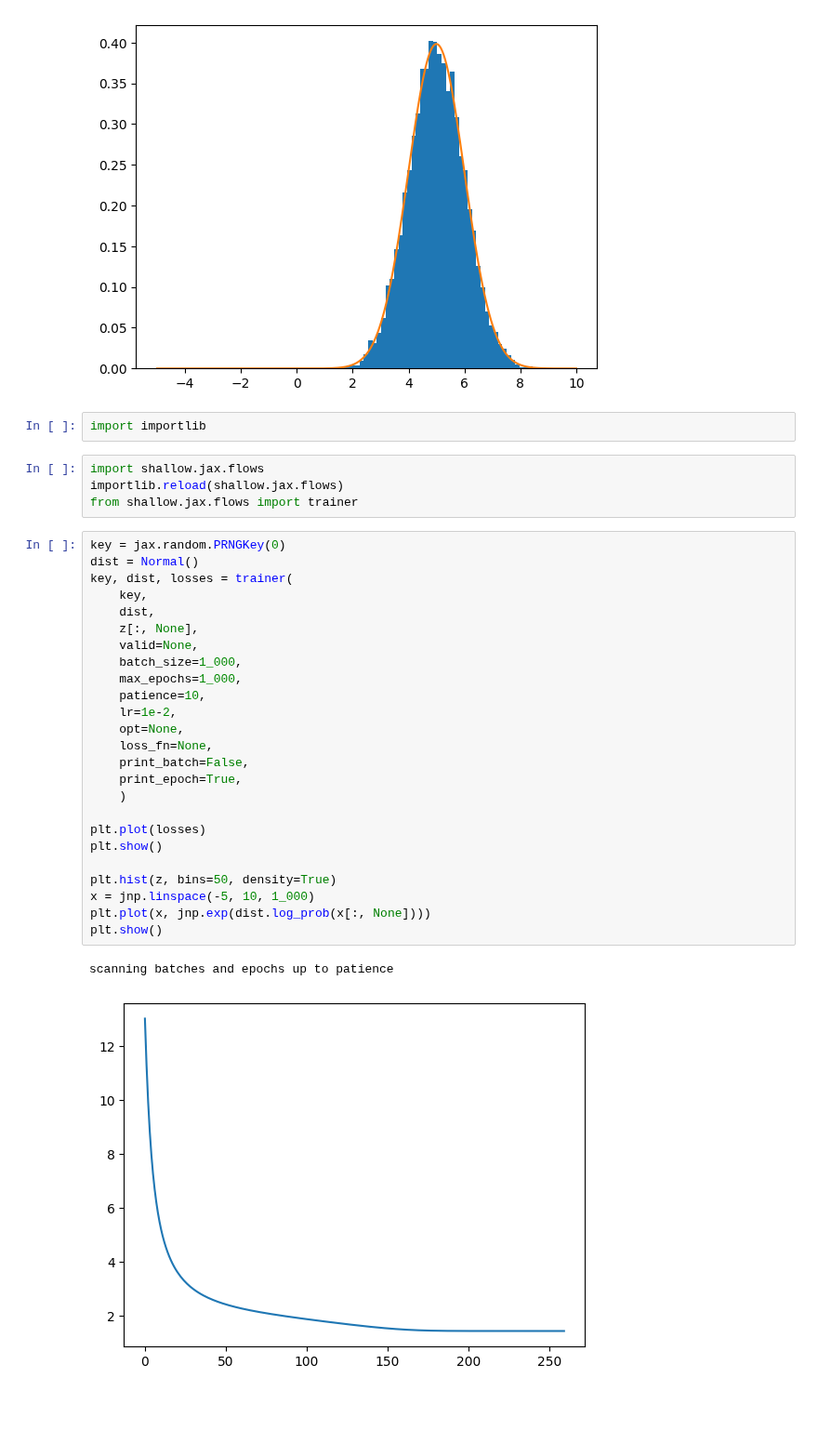
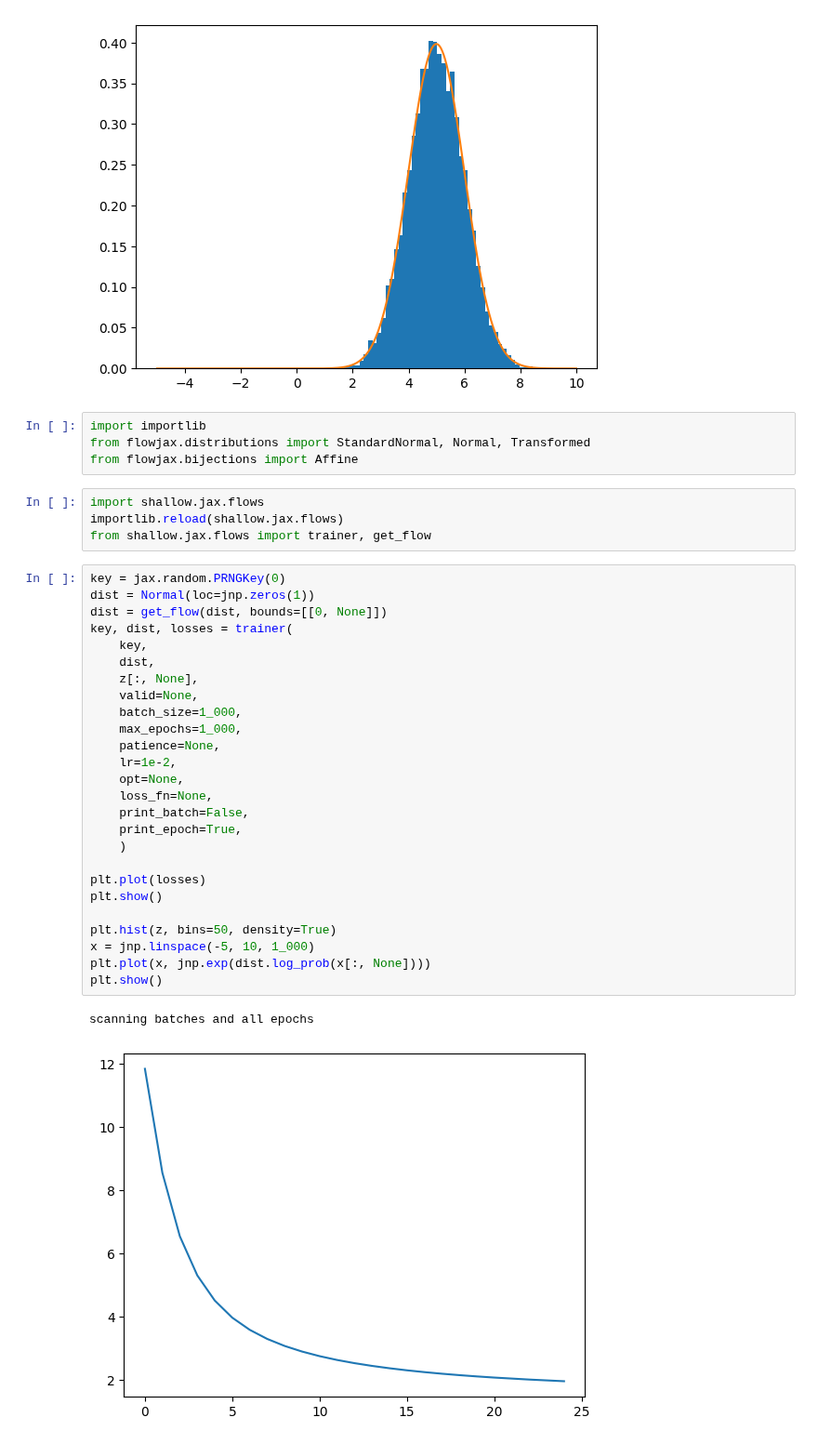
Before and after one commit to mdmould/shallow, a Jupyter notebook: shallow/jax/jit_loops.ipynb, the cells around one changed output. Shown at 93% size. Cells and saved outputs as stored; diff of their text form; blank space fills up the shorter version.

```diff
--- a/shallow/jax/jit_loops.ipynb
+++ b/shallow/jax/jit_loops.ipynb
@@ -557,35 +557,38 @@ plt.show()
 [figure]
 # %%
 import importlib
+from flowjax.distributions import StandardNormal, Normal, Transformed
+from flowjax.bijections import Affine
 # %%
 import shallow.jax.flows
 importlib.reload(shallow.jax.flows)
-from shallow.jax.flows import trainer
+from shallow.jax.flows import trainer, get_flow
 # %%
 key = jax.random.PRNGKey(0)
-dist = Normal()
+dist = Normal(loc=jnp.zeros(1))
+dist = get_flow(dist, bounds=[[0, None]])
 key, dist, losses = trainer(
     key,
     dist,
     z[:, None],
     valid=None,
     batch_size=1_000,
     max_epochs=1_000,
-    patience=10,
+    patience=None,
     lr=1e-2,
     opt=None,
     loss_fn=None,
     print_batch=False,
     print_epoch=True,
     )
 
 plt.plot(losses)
 plt.show()
 
 plt.hist(z, bins=50, density=True)
 x = jnp.linspace(-5, 10, 1_000)
 plt.plot(x, jnp.exp(dist.log_prob(x[:, None])))
 plt.show()
 # %% [output]
-scanning batches and epochs up to patience
+scanning batches and all epochs
-[figure, old version]
+[figure, new version]
```
Also changed, not shown: parts of 10 cells of this notebook, 1 other file.
